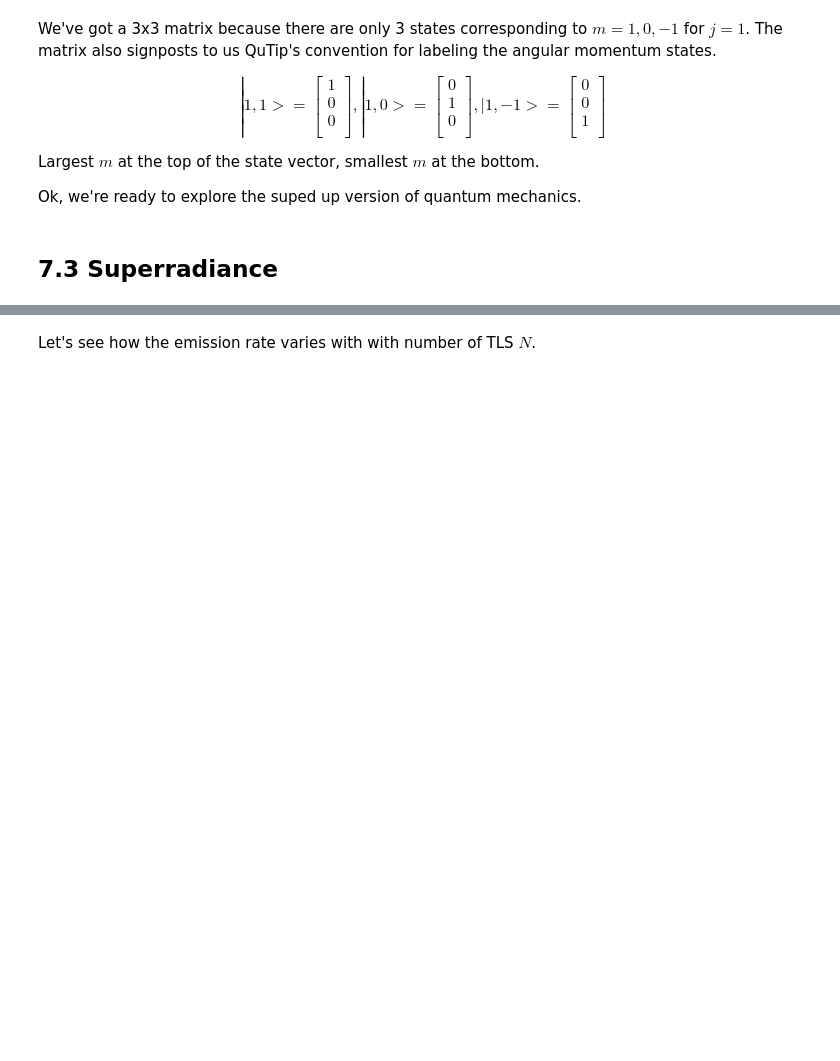
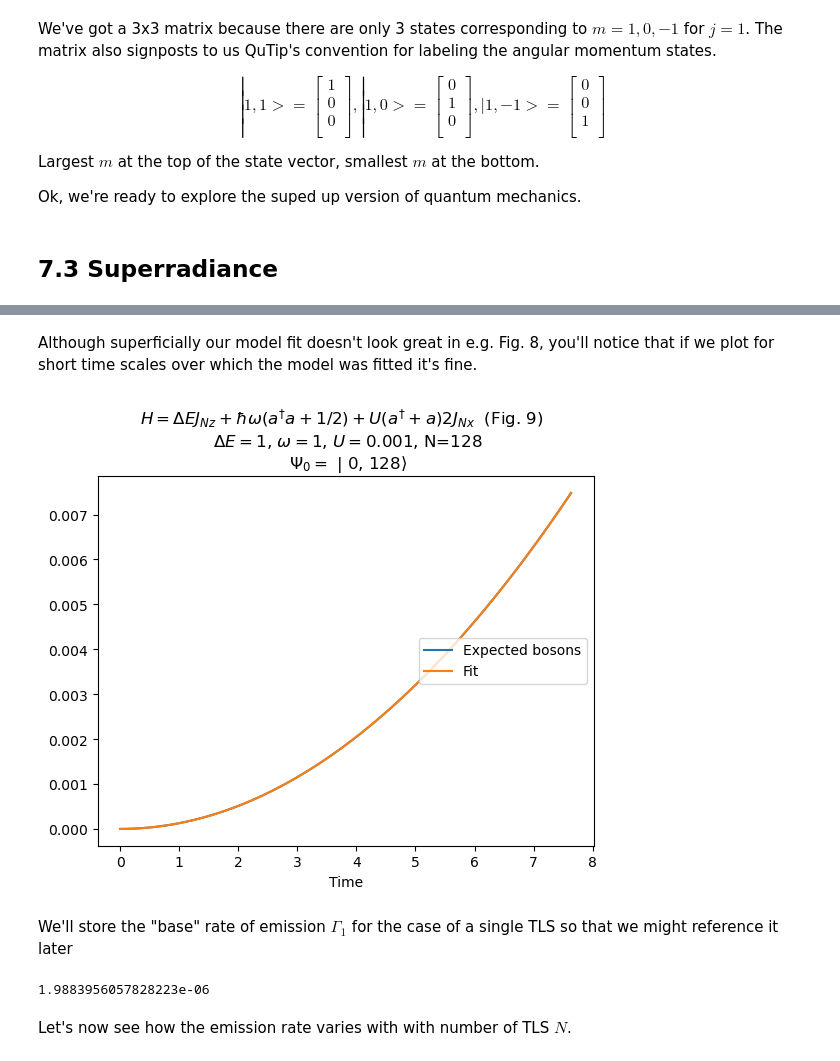
Before and after one commit to project-ida/two-state-quantum-systems, a Jupyter notebook: 07-accelerating-quantum-processes.ipynb, the cells around one changed output, grey strips where cells are left out. Drawn from its saved outputs; the diff is of its cells as text; code cells hidden in the pictures; blank space fills up the shorter version.

```diff
--- a/07-accelerating-quantum-processes.ipynb
+++ b/07-accelerating-quantum-processes.ipynb
@@ -370,3 +467,21 @@ Wall time: 18.5 s
+# %% [markdown]
+Although superficially our model fit doesn't look great in e.g. Fig. 8, you'll notice that if we plot for short time scales over which the model was fitted it's fine.
+# %%
+plt.plot(times_fit[0:100], result_fit.expect[0][0:100], label="Expected bosons")
+plt.plot(times_fit[0:100],model_func(times_fit[0:100],*fit),label="Fit")
+plt.xlabel("Time")
+plt.legend(loc="right")
+plt.title(f"{H_latex} (Fig. 9)  \n $\Delta E={DeltaE}$, $\omega={omega}$, $U={U}$, N={N} \n $\Psi_0 =$ {ket_labels[psi0_ind]}")
+plt.show();
+# %% [output]
+[figure, added]
+# %% [markdown]
+We'll store the "base" rate of emission $\Gamma_1$ for the case of a single TLS so that we might reference it later
+# %%
+gamma_1 = rate[0]
+gamma_1
+# %% [output]
+1.9883956057828223e-06
 # %% [markdown]
-Let's see how the emission rate varies with with number of TLS $N$.
+Let's now see how the emission rate varies with with number of TLS $N$.
 # %%
```
Also changed, not shown: parts of 67 cells of this notebook.
